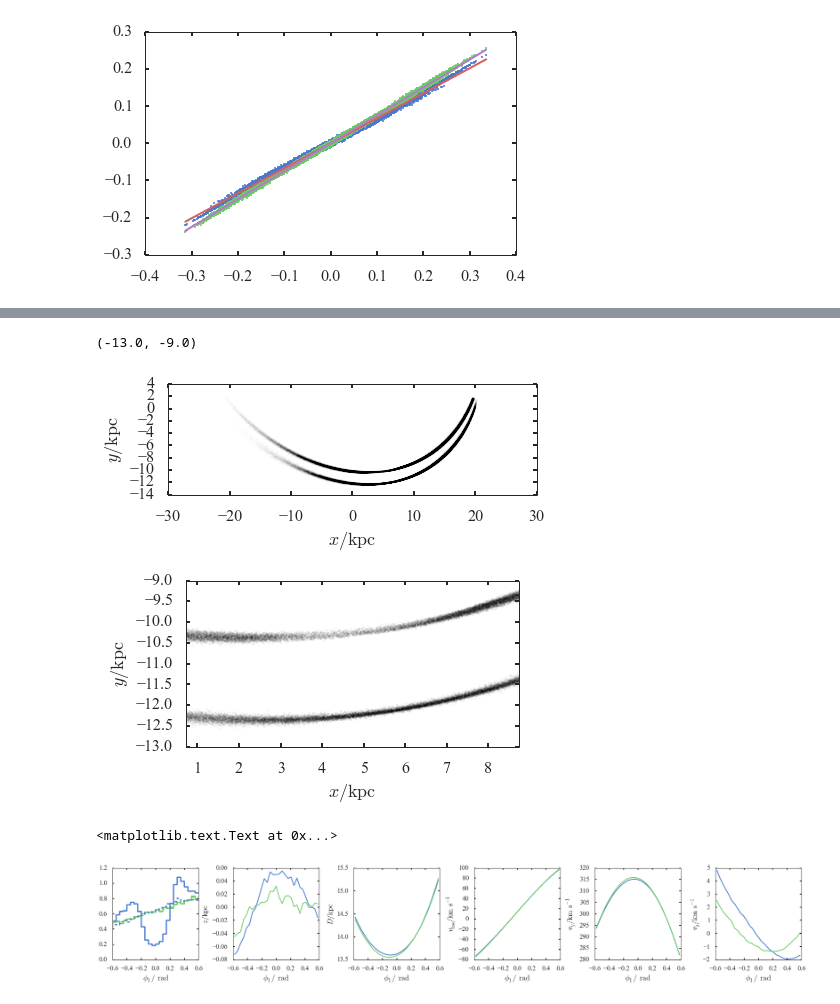
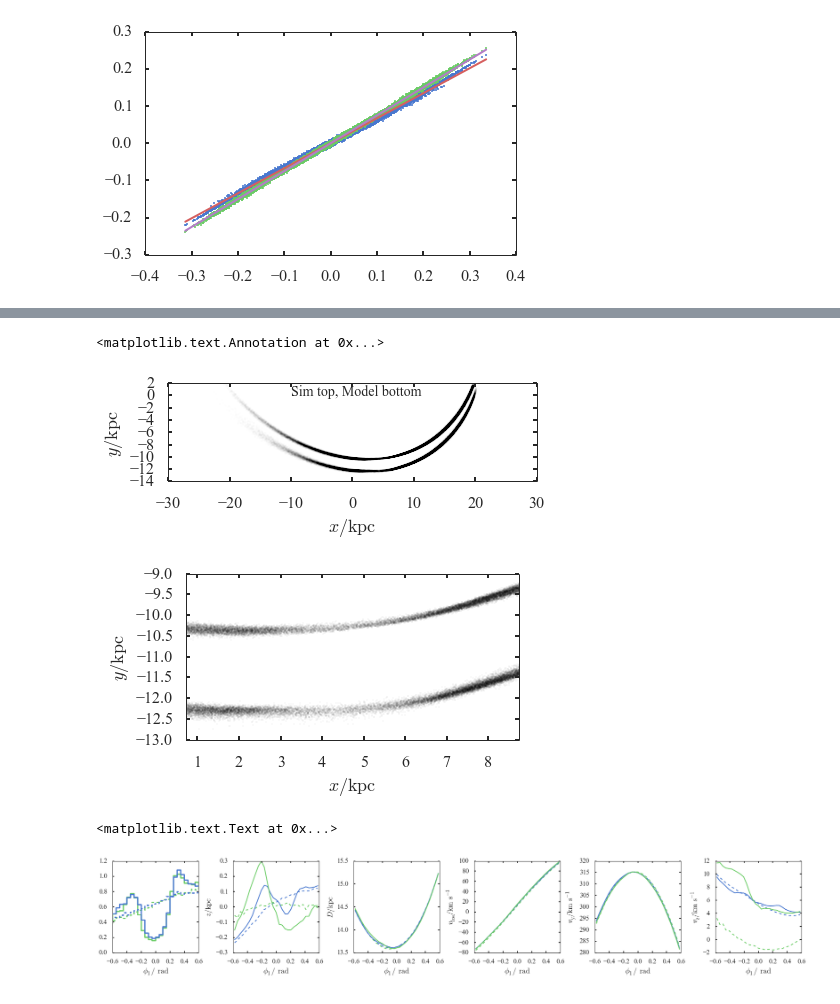
Before and after one commit to jobovy/streamgap-aa, a Jupyter notebook: py/Unperturbed stream model.ipynb, the cells around one changed output, grey strips where cells are left out. Cells and saved outputs as stored; diff of their text form; code cells hidden in the pictures.

```diff
--- a/py/Unperturbed stream model.ipynb
+++ b/py/Unperturbed stream model.ipynb
@@ -111,16 +156,16 @@ sampler = ss.stream_sampler(SP,pot)
 # %%
 N = len(merged_peri)
-# N=1000
-results = np.zeros(shape=(N,22))
+results = np.zeros(shape=(N,25))
 for i in range(len(results)):
-    r=np.ones(15)*100.
+    r=np.ones(25)*100.
     while(r[2]>14.5):
-        r=sampler.sample(True)
+        r=sampler.sample(True,0)
         if(r[2]>0. and r[0]>0.):
-            r=np.ones(15)*100.
+            r=np.ones(25)*100.
     results[i]=r
 results = pd.DataFrame(results,
                        columns=['x','y','z','vx','vy','vz',
                                 'OmR','Omp','Omz','ThR','Thp','Thz',
                                 'DOmR','DOmp','DOmz','DThR','DThp','DThz',
-                                'Ompar','Omperp','Thpar','Thperp'])
+                                'Ompar','Omperp','Thpar','Thperp',
+                                'JR','Lz','Jz'])
@@ -218,7 +428,7 @@ n = np.array([np.sin(theta)*np.cos(phi), np.cos(theta)*np.cos(phi), np.sin(phi)]
 merged_peri['DOmpar']=np.sum(np.vstack((merged_peri['OmR_y']-PROG[3],merged_peri['Omp_y']-PROG[4],merged_peri['Omz_y']-PROG[5])).T*n,axis=1)
 merged_peri['DOmperp']=np.sqrt(np.sum(np.vstack((merged_peri['OmR_y']-PROG[3],merged_peri['Omp_y']-PROG[4],merged_peri['Omz_y']-PROG[5])).T*np.vstack((merged_peri['OmR_y']-PROG[3],merged_peri['Omp_y']-PROG[4],merged_peri['Omz_y']-PROG[5])).T,axis=1)-merged_peri['DOmpar']**2)
 f,a = plt.subplots(1,2,figsize=(10,4))
-ax = a[0].hist(merged_peri['DOmpar'],bins=30,normed=True,histtype='step',lw=3)
+NN,b,p = a[0].hist(merged_peri['DOmpar'],bins=30,normed=True,histtype='step',lw=3)
 ax = a[0].hist(results['Ompar'],bins=30,normed=True,histtype='step',lw=3)
 x = np.linspace(np.min(results['Ompar']),np.max(results['Ompar']),1000)
 sig=.088
@@ -229,6 +439,28 @@ a[0].plot(x,np.exp(-(x-m)**2/2./sig**2)/np.sqrt(2.*np.pi*sig**2)*(1+erf(alp*(x-m
 # m=np.log(m)
 # sig=0.15
 # a[0].plot(x,np.exp(-(np.log(x)-m)**2/2./sig**2)/np.sqrt(2.*np.pi*sig**2)/x)
+w=0.24
+sig1=0.02
+m1=0.25
+sig2=0.04
+m2=0.3
+
+def residual(p,y,x):
+    if(p[0]<0.):
+        return np.ones(len(y))*1e10
+    w=p[0]
+    sig1=p[1]
+    m1=p[2]
+    sig2=p[3]
+    m2=p[4]
+    return y-w*np.exp(-(x-m1)**2/2./sig1**2)/np.sqrt(2.*np.pi*sig1**2)-(1-w)*np.exp(-(x-m2)**2/2./sig2**2)/np.sqrt(2.*np.pi*sig2**2)
+
+from scipy.optimize import leastsq
+b=.5*(b[1:]+b[:-1])
+pp= leastsq(residual,(w,sig1,m1,sig2,m2),args=(NN,b))[0]
+w,sig1,m1,sig2,m2=pp[0],pp[1],pp[2],pp[3],pp[4]
+print pp
+a[0].plot(x,w*np.exp(-(x-m1)**2/2./sig1**2)/np.sqrt(2.*np.pi*sig1**2)+(1-w)*np.exp(-(x-m2)**2/2./sig2**2)/np.sqrt(2.*np.pi*sig2**2))
 a[0].set_xlabel(labels['dOmparG'])
 ax = a[1].hist(merged_peri['DOmperp'],bins=30,normed=True,histtype='step',lw=3)
 ax = a[1].hist(results['Omperp'],bins=30,normed=True,histtype='step',lw=3)
@@ -417,7 +605,7 @@ class angle_freq_kicks:
         a[2].set_xlabel(labels['dangpar']);a[2].set_ylabel(labels['dOmg']);a[2].legend(loc=2)
 
 
-    def __init__(self,merged_peri,sub_halo_props,num=220):
+    def __init__(self,merged_peri,sub_halo_props,num=210):
 
         merged_peri['phi']=np.arctan2(merged_peri['y'],merged_peri['x'])
         merged_peri['ThR']=merged_peri['ThR']-2.*np.pi*(merged_peri['ThR']>np.pi)
@@ -505,9 +693,9 @@ class angle_freq_kicks:
         self.vdotdv = np.array(map(lambda i:np.dot(i[0],i[1]),zip(stream_track.T[3:].T,self.dv)))
         self.stream_track=stream_track
         a[1][4].plot(self.A.T[0])
-        self.angR_k=interp1d(self.deltaang_par,self.dA.T[0])
-        self.angp_k=interp1d(self.deltaang_par,self.dA.T[1])
-        self.angz_k=interp1d(self.deltaang_par,self.dA.T[2])
+        self.angR_k=interp1d(self.deltaang_par[np.fabs(self.dA.T[0])<1.],self.dA.T[0][np.fabs(self.dA.T[0])<1.])
+        self.angp_k=interp1d(self.deltaang_par[np.fabs(self.dA.T[1])<1.],self.dA.T[1][np.fabs(self.dA.T[1])<1.])
+        self.angz_k=interp1d(self.deltaang_par[np.fabs(self.dA.T[2])<1.],self.dA.T[2][np.fabs(self.dA.T[2])<1.])
         self.OmR_k=interp1d(self.deltaang_par,self.dO.T[0])
         self.Omp_k=interp1d(self.deltaang_par,self.dO.T[1])
         self.Omz_k=interp1d(self.deltaang_par,self.dO.T[2])
@@ -642,22 +850,23 @@ results_ev = kick_and_evolve_forwards(results,afk,time*kms2kpcMyr)
 # %%
 f,a=plt.subplots(2,1,figsize=(6.6,7))
 plt.subplots_adjust(hspace=0.35)
 a[0].plot(merged_peri['x_x'],merged_peri['y_x']+2,'k.',ms=1,alpha=0.1)
 a[1].plot(merged_peri['x_x'],merged_peri['y_x']+2,'k.',ms=2,alpha=0.1)
 a[0].plot(results_ev['x2'],results_ev['y2'],'k.',ms=1,alpha=0.1)
 a[1].plot(results_ev['x2'],results_ev['y2'],'k.',ms=2,alpha=0.1)
 for i in a:
     i.set_aspect('equal')
     i.set_aspect('equal')
     i.set_xlabel(labels['x'])
     i.set_ylabel(labels['y'])
 slop = 4.
 arrlen=8.
 a[1].set_xlim(gap_centre_peri[0]-slop,gap_centre_peri[0]+slop)
 a[1].set_ylim(-13.,-9.)
+a[0].annotate('Sim top, Model bottom', (-10.,0.),fontsize=14)
 # %% [output]
-(-13.0, -9.0)
+<matplotlib.text.Annotation at 0x...>
-[figure, old version]
+[figure, new version]
 # %%
 from scipy.interpolate import UnivariateSpline
 
@@ -734,10 +943,10 @@ for i in range(len(bins)-1):
     sim[4][i]=np.mean(V.T[2][(phik>bins[i])&(phik<bins[i+1])])
 bins = .5*(bins[1:]+bins[:-1])
 for i in range(5):
-#     a[i+1].plot(bins,sim[i]-sim_u[i])
-#     a[i+1].plot(bins,model[i]-model_u[i])
-    a[i+1].plot(bins,sim_u[i])
-    a[i+1].plot(bins,model_u[i])
+    a[i+1].plot(bins,sim_u[i],ls='dashed')
+    a[i+1].plot(bins,model_u[i],ls='dashed')
+    a[i+1].plot(bins,sim[i],color=sns.color_palette()[0])
+    a[i+1].plot(bins,model[i],color=sns.color_palette()[1])
 for i in range(6):
     a[i].set_xlim(-.6,.6)
     a[i].set_xlabel(r'$\phi_1/\,\mathrm{rad}$')
@@ -748,4 +957,4 @@ a[4].set_ylabel(r'$v_\mathrm{y}/\mathrm{km\,s}^{-1}$')
 a[5].set_ylabel(r'$v_\mathrm{z}/\mathrm{km\,s}^{-1}$')
 # %% [output]
 <matplotlib.text.Text at 0x...>
-[figure, old version]
+[figure, new version]
```
Also changed, not shown: parts of 27 cells of this notebook.
